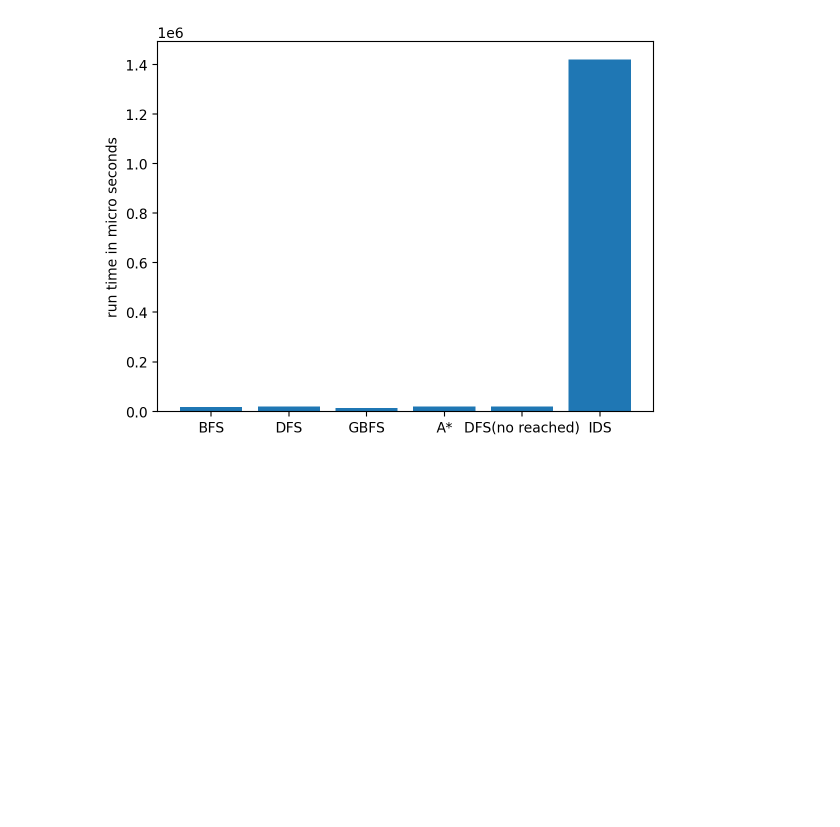
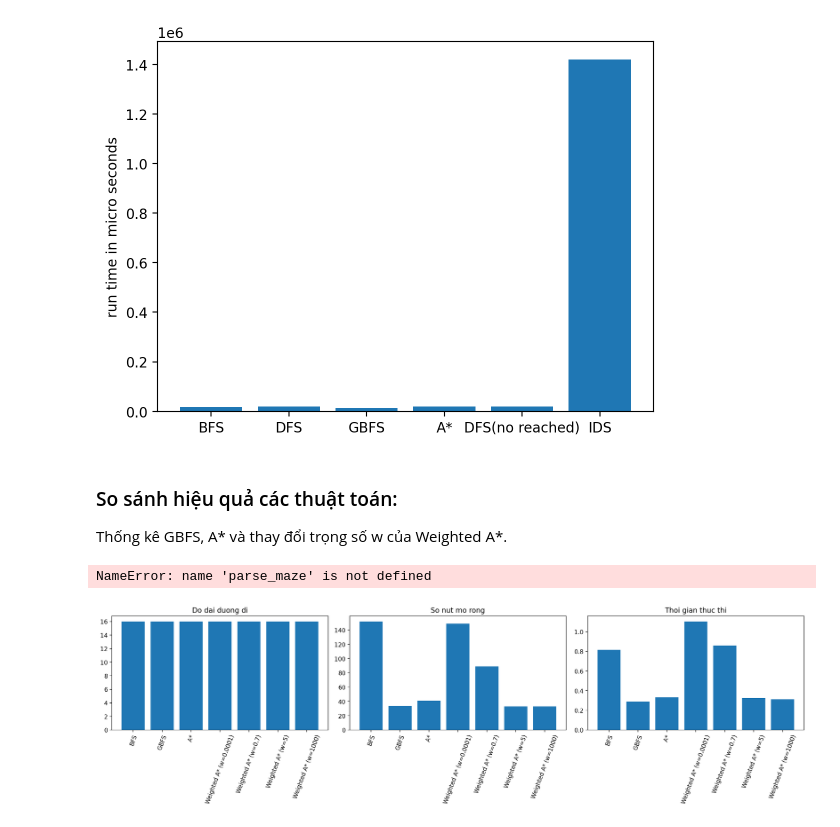
Before and after one commit to bibo0610/TTNTNC_10, a Jupyter notebook: lab02_Search/02_Maze_Example.ipynb, the cells around one changed output. Saved outputs shown, nothing was run; the diff lists cells and outputs as text; code cells hidden in the pictures; blank space fills up the shorter version.

```diff
--- a/lab02_Search/02_Maze_Example.ipynb
+++ b/lab02_Search/02_Maze_Example.ipynb
@@ -704,3 +704,76 @@ plt.ylabel("run time in micro seconds")
 plt.show()
 # %% [output]
 [figure]
+# %% [markdown]
+### So sánh hiệu quả các thuật toán:
+
+Thống kê GBFS, A* và thay đổi trọng số w của Weighted A*.
+# %%
+import pandas as pd
+import time
+
+with open("L_maze.txt", "r") as f:
+    maze = parse_maze(f.read())
+
+ts.set_order("NESW")
+ts.heuristic = ts.manhattan
+
+configs = [
+    ("BFS", "BFS", 1),
+    ("GBFS", "GBFS", 1),
+    ("A*", "A*", 1),
+    ("Weighted A* (w=0.0001)", "A*", 0.0001),
+    ("Weighted A* (w=0.7)", "A*", 0.7),
+    ("Weighted A* (w=5)", "A*", 5),
+    ("Weighted A* (w=1000)", "A*", 1000)
+]
+
+records = []
+
+for name, strategy, w in configs:
+    start_time = time.perf_counter()
+
+    result = ts.best_first_search(
+        maze,
+        strategy=strategy,
+        W=w,
+        debug=False,
+        vis=False
+    )
+
+    elapsed = (time.perf_counter() - start_time) * 1000
+
+    records.append({
+        "Thuật toán": name,
+        "Path length": (
+            len(result["path"]) - 1
+            if result["path"] is not None else None
+        ),
+        "Nút mở rộng": len(result["reached"]),
+        "Thời gian (ms)": round(elapsed, 4)
+    })
+
+df_compare = pd.DataFrame(records)
+display(df_compare)
+# %% [output]
+NameError: name 'parse_maze' is not defined
+# %%
+import matplotlib.pyplot as plt
+
+fig, axes = plt.subplots(1, 3, figsize=(17, 5))
+
+metrics = [
+    ("Path length", "Do dai duong di"),
+    ("Nút mở rộng", "So nut mo rong"),
+    ("Thời gian (ms)", "Thoi gian thuc thi")
+]
+
+for ax, (column, title) in zip(axes, metrics):
+    ax.bar(df_compare["Thuật toán"], df_compare[column])
+    ax.set_title(title)
+    ax.tick_params(axis="x", rotation=70)
+
+plt.tight_layout()
+plt.show()
+# %% [output]
+[figure, added]
```
Also changed, not shown: parts of 7 cells of this notebook, 1 other file.
